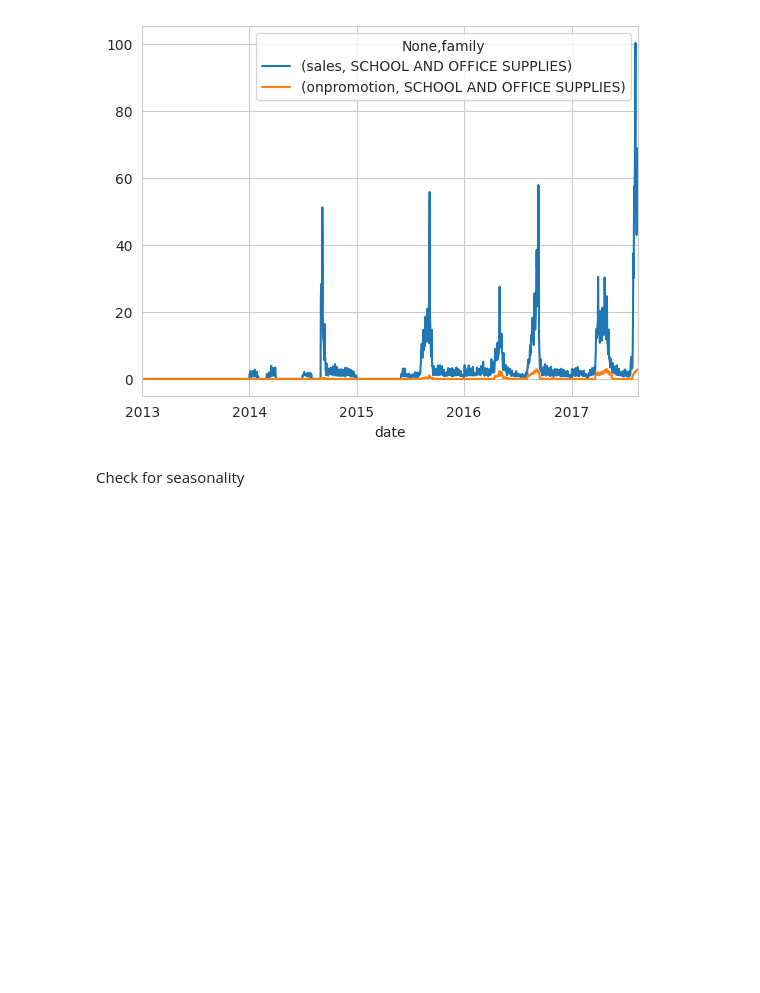
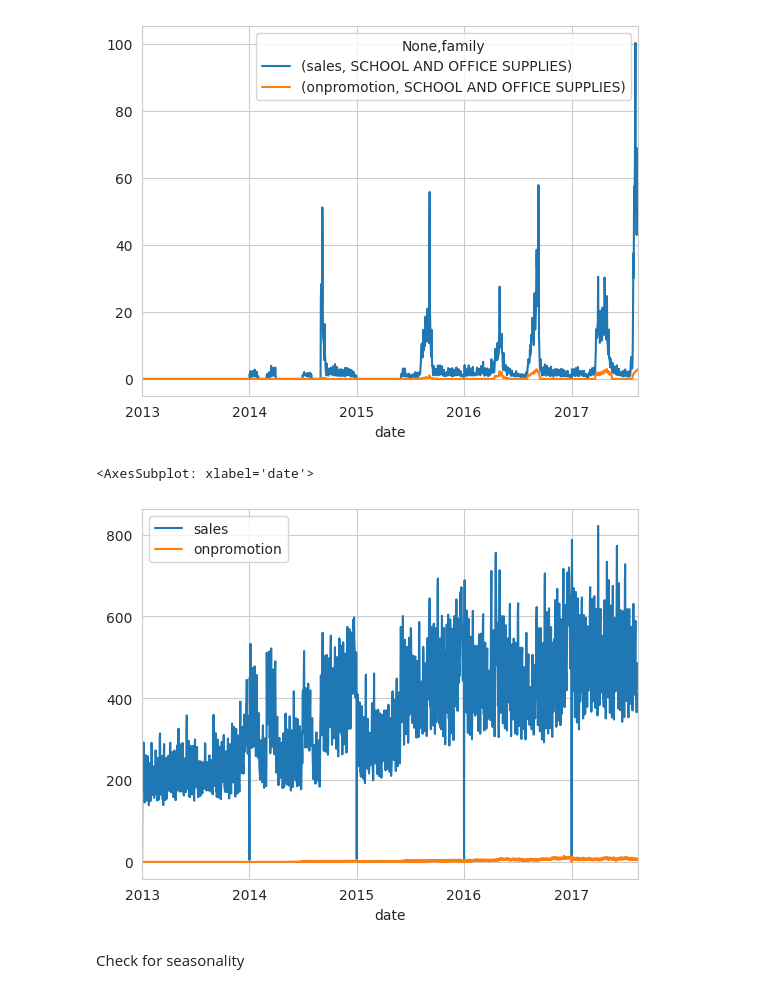
Before and after one commit to MichalGasiorowski/kaggle-store-sales-time-series-forecasting, a Jupyter notebook: notebooks/1.0-mg-store-sales-time-series-forecasting-exploration.pynb.ipynb, the cells around one changed output. Cells and saved outputs as stored; diff of their text form; code cells hidden in the pictures; blank space fills up the shorter version.

```diff
--- a/notebooks/1.0-mg-store-sales-time-series-forecasting-exploration.pynb.ipynb
+++ b/notebooks/1.0-mg-store-sales-time-series-forecasting-exploration.pynb.ipynb
@@ -66,10 +70,11 @@ holidays_events = pd.read_csv(
     infer_datetime_format=True,
 )
 holidays_events = holidays_events.set_index('date').to_period('D')
+holidays_events_start = holidays_events.copy()
 
 store_sales = pd.read_csv(
     f"{_data_root_raw}/train.csv",
-    usecols=['store_nbr', 'family', 'date', 'sales', 'onpromotion'],
+    usecols=['date', 'store_nbr', 'family', 'onpromotion', 'sales'],
     dtype={
         'store_nbr': 'category',
         'family': 'category',
@@ -80,7 +85,8 @@ store_sales = pd.read_csv(
     infer_datetime_format=True,
 )
 store_sales['date'] = store_sales.date.dt.to_period('D')
-store_sales = store_sales.set_index(['store_nbr', 'family', 'date']).sort_index()
+store_sales = store_sales.set_index(['date', 'store_nbr', 'family']).sort_index()
+store_sales_start = store_sales.copy()
 
 average_sales = (
     store_sales
@@ -88,3 +94,37 @@ average_sales = (
     .squeeze()
     .loc['2017']
 )
+average_sales_start = average_sales.copy()
+
+average_full_sales = (
+    store_sales
+    .groupby('date').mean()
+    .squeeze()
+)
+average_full_sales_start = average_full_sales.copy()
+
+test_data = pd.read_csv(
+    f"{_data_root_raw}/test.csv",
+    usecols = ['date', 'store_nbr', 'family', 'onpromotion'],
+    dtype={
+        'store_nbr': 'category',
+        'family': 'category',
+        'onpromotion': 'uint32'
+    },
+    parse_dates=['date'],
+    date_parser= lambda x: pd.to_datetime(x, format='%Y-%m-%d').to_period('D'),
+    infer_datetime_format=True,
+    index_col=['date', 'store_nbr', 'family']
+)
+
+test_data_start = test_data.copy()
+
+stores_df = pd.read_csv(f"{_data_root_raw}/stores.csv",
+                        dtype={
+                            'store_nbr': 'category',
+                            'city': 'category',
+                            'state': 'category',
+                            'cluster': 'category'
+                        }, usecols=['store_nbr', 'city', 'state', 'cluster', 'type']
+                        )
+stores_df_start = stores_df.copy()
@@ -139,6 +212,13 @@ supply_sales.plot()
 # %% [output]
 <AxesSubplot: xlabel='date'>
 [figure]
+# %%
+#supply_sales = family_sales.loc(axis=1)[:, 'SCHOOL AND OFFICE SUPPLIES']
+#supply_sales.plot()
+average_full_sales.plot()
+# %% [output]
+<AxesSubplot: xlabel='date'>
+[figure, added]
 # %% [markdown]
 Check for seasonality
 # %%
```
Also changed, not shown: parts of 51 cells of this notebook.
